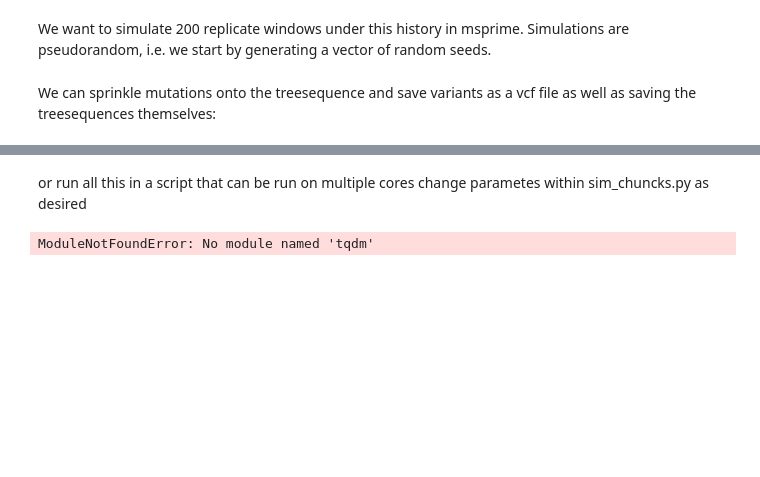
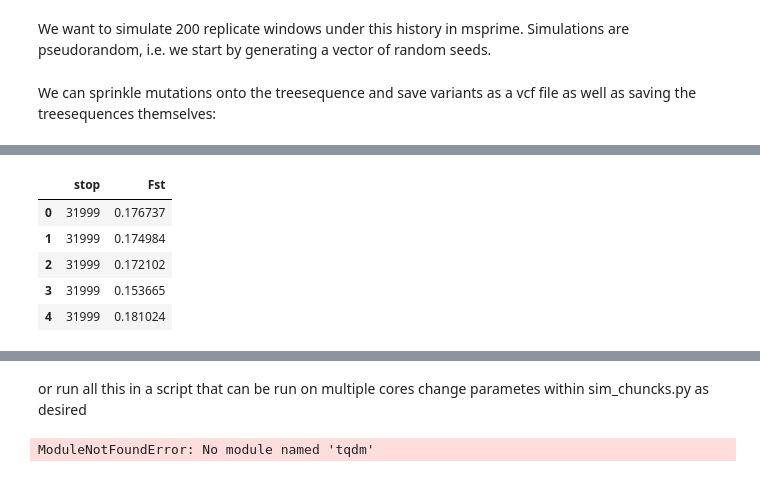
Before and after one commit to DRL/SMBE-SGE-2019, a Jupyter notebook: Session_2/Fst_short_chuncks/simulating_windowise_Fst.ipynb, the cells around one changed output, grey strips where cells are left out. Cells and saved outputs as stored; diff of their text form; code cells hidden in the pictures; blank space fills up the shorter version.

```diff
--- a/Session_2/Fst_short_chuncks/simulating_windowise_Fst.ipynb
+++ b/Session_2/Fst_short_chuncks/simulating_windowise_Fst.ipynb
@@ -135,0 +145,9 @@ for index, ts in enumerate(replicates):
+# %%
+current_winner_short.head()
+# %% [output]
+|  | stop | Fst |
+| 0 | 31999 | 0.176737 |
+| 1 | 31999 | 0.174984 |
+| 2 | 31999 | 0.172102 |
+| 3 | 31999 | 0.153665 |
+| 4 | 31999 | 0.181024 |
```
Also changed, not shown: parts of 19 cells of this notebook.
